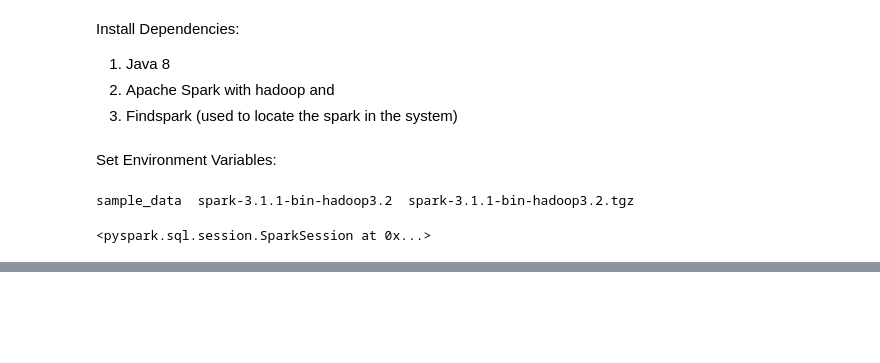
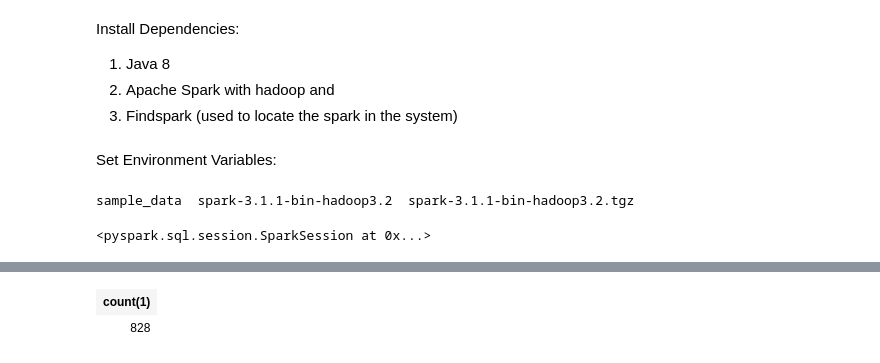
Before and after one commit to eder1985/igti-bootcamp-eng-dados-cloud, a Jupyter notebook: modulo_2/igti_edc_mod2_desafio.ipynb, the cells around one changed output, grey strips where cells are left out. Drawn from its saved outputs; the diff is of its cells as text; code cells hidden in the pictures; blank space fills up the shorter version.

```diff
--- a/modulo_2/igti_edc_mod2_desafio.ipynb
+++ b/modulo_2/igti_edc_mod2_desafio.ipynb
@@ -361,0 +211,5 @@ df_ratings.select("averageRating").describe()
+# %%
+spark.sql("SELECT COUNT(*) FROM estabelecimentos_parquet WHERE LOGRADOURO IS NULL")
+# %% [output]
+| count(1) |
+| 828 |
```
Also changed, not shown: parts of 85 cells of this notebook.
